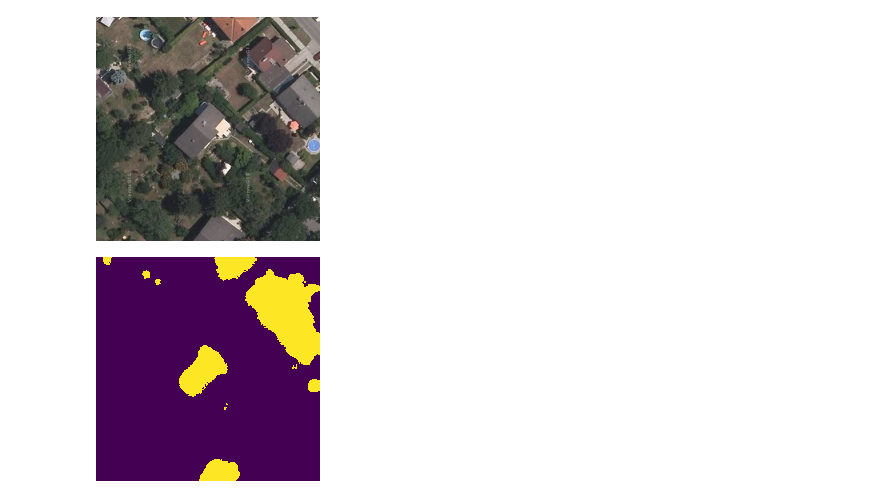
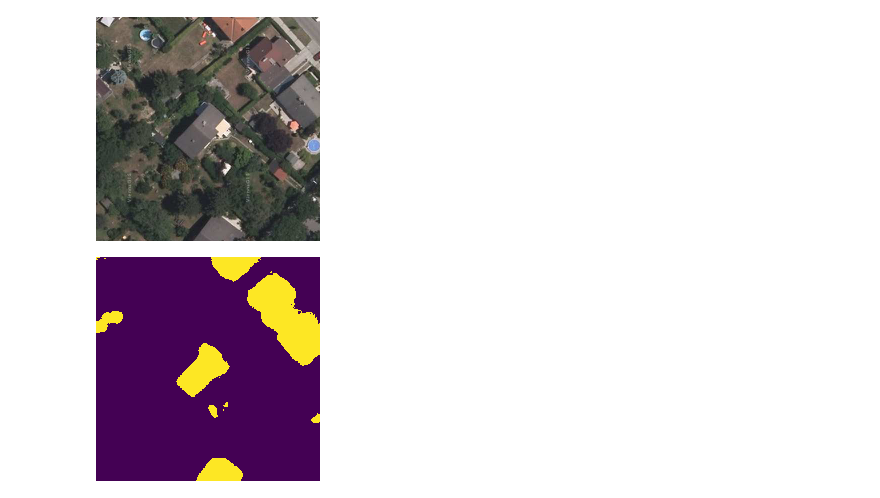
Before and after one commit to Chintan2108/Object-Oriented-Deep-Learning-for-Building-Extraction, a Jupyter notebook: UNet with Cyclical Learning/LoadModel.ipynb, the cells around one changed output. Drawn from its saved outputs; the diff is of its cells as text; code cells hidden in the pictures.

```diff
--- a/UNet with Cyclical Learning/LoadModel.ipynb
+++ b/UNet with Cyclical Learning/LoadModel.ipynb
@@ -26,3 +31,5 @@ learn = load_learner('')
+# %%
+learn = load_learner('model weights','90-10_resnet_10-10_unfrozen.pkl')
 # %%
 open_image
 # %% [output]
@@ -34,6 +41,8 @@ img
 # %% [output]
 [figure]
 # %%
-learn.predict(img)[0]
+pred = learn.predict(img)[0]
-# %% [output]
-[figure, removed]
+# %%
+pred
+# %% [output]
+[figure, added]
```
Also changed, not shown: parts of 6 cells of this notebook, 4 other files.
